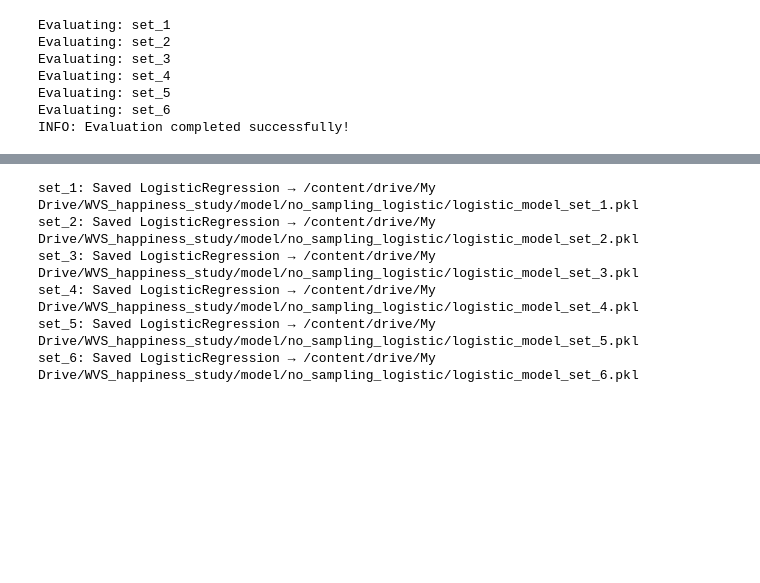
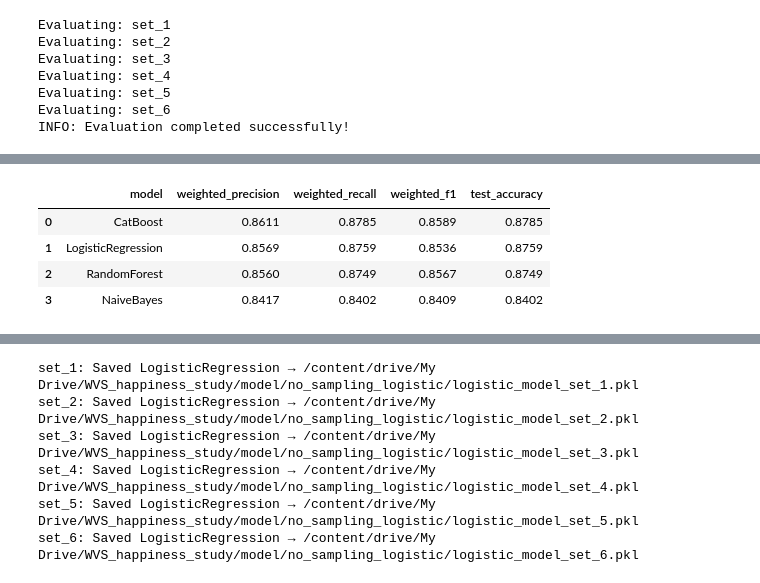
Before and after one commit to DanielChan03/global-happiness-reseach-study, a Jupyter notebook: notebooks/07_further_feature_combination_evaluation/07a_further_feature_evaluation_no_resampling.ipynb, the cells around one changed output, grey strips where cells are left out. Cells and saved outputs as stored; diff of their text form; code cells hidden in the pictures; blank space fills up the shorter version.

Commit message:
feat: add weighted average metrics table results

```diff
--- a/notebooks/07_further_feature_combination_evaluation/07a_further_feature_evaluation_no_resampling.ipynb
+++ b/notebooks/07_further_feature_combination_evaluation/07a_further_feature_evaluation_no_resampling.ipynb
@@ -268,0 +271,92 @@ INFO: Evaluation completed successfully!
+# %%
+from IPython.display import display
+from sklearn.metrics import accuracy_score, classification_report
+
+
+def _flatten_target_values(y):
+    if isinstance(y, (pd.Series, pd.DataFrame)):
+        return np.ravel(y.to_numpy())
+    return np.ravel(y)
+
+
+def _predict_with_training_columns(model, X_test_subset):
+    try:
+        return model.predict(X_test_subset)
+    except Exception:
+        if hasattr(model, "feature_names_in_"):
+            X_aligned = X_test_subset.reindex(
+                columns=model.feature_names_in_,
+                fill_value=0
+            )
+            return model.predict(X_aligned)
+        raise
+
+
+def show_weighted_average_metrics_table(
+    all_models,
+    data_splits,
+    y_test,
+    all_results=None,
+    display_by_feature_set=True
+):
+    y_true = _flatten_target_values(y_test)
+    summary_rows = []
+
+    for combo_name, model_infos in all_models.items():
+        X_test_subset = data_splits[combo_name]["X_test"]
+
+        if all_results is not None and combo_name in all_results:
+            result_df = all_results[combo_name]
+            if "Model" in result_df.columns:
+                model_names = result_df["Model"].tolist()
+            else:
+                model_names = list(model_infos.keys())
+        else:
+            model_names = list(model_infos.keys())
+
+        for model_name in model_names:
+            if model_name not in model_infos:
+                continue
+
+            model_info = model_infos[model_name]
+            model = model_info["model"] if isinstance(model_info, dict) and "model" in model_info else model_info
+            y_pred = _predict_with_training_columns(model, X_test_subset)
+            report = classification_report(
+                y_true,
+                y_pred,
+                output_dict=True,
+                zero_division=0
+            )
+            weighted_avg = report["weighted avg"]
+
+            summary_rows.append({
+                "feature_set": combo_name,
+                "model": model_name,
+                "weighted_precision": weighted_avg["precision"],
+                "weighted_recall": weighted_avg["recall"],
+                "weighted_f1": weighted_avg["f1-score"],
+                "test_accuracy": accuracy_score(y_true, y_pred)
+            })
+
+    metrics_df = pd.DataFrame(summary_rows)
+
+    if display_by_feature_set:
+        for combo_name, combo_df in metrics_df.groupby("feature_set", sort=False):
+            print(f"\nFEATURE SET: {combo_name}")
+            display(combo_df.drop(columns="feature_set").reset_index(drop=True).round(4))
+    else:
+        display(metrics_df.round(4))
+
+    return metrics_df
+
+
+weighted_average_metrics_df = show_weighted_average_metrics_table(
+    all_models=all_models,
+    data_splits=data_splits,
+    y_test=y_test,
+    all_results=all_results,
+    display_by_feature_set=True
+)
+
+weighted_average_metrics_df
+# %% [output]
@@ -268,0 +364,5 @@ INFO: Evaluation completed successfully!
+|  | model | weighted_precision | weighted_recall | weighted_f1 | test_accuracy |
+| 0 | CatBoost | 0.8611 | 0.8785 | 0.8589 | 0.8785 |
+| 1 | LogisticRegression | 0.8569 | 0.8759 | 0.8536 | 0.8759 |
+| 2 | RandomForest | 0.8560 | 0.8749 | 0.8567 | 0.8749 |
+| 3 | NaiveBayes | 0.8417 | 0.8402 | 0.8409 | 0.8402 |
```
Also changed, not shown: parts of 4 cells of this notebook, 1 other file.
